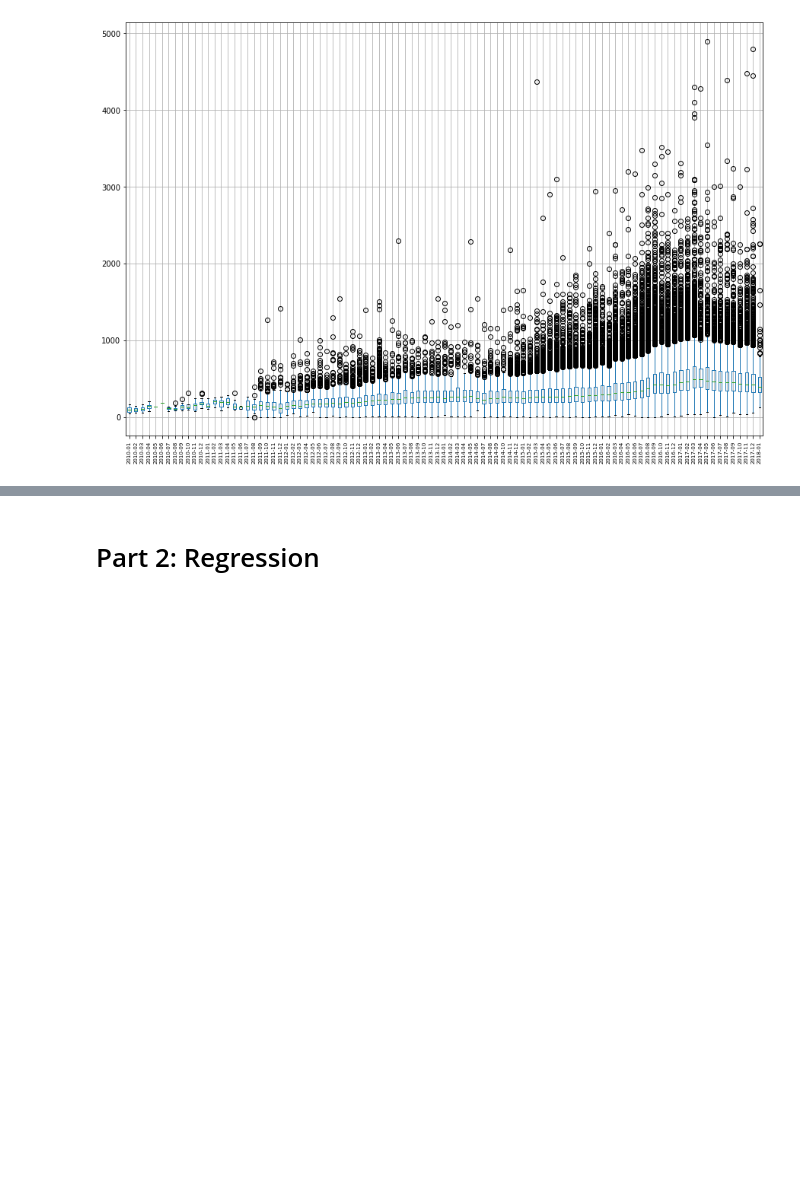
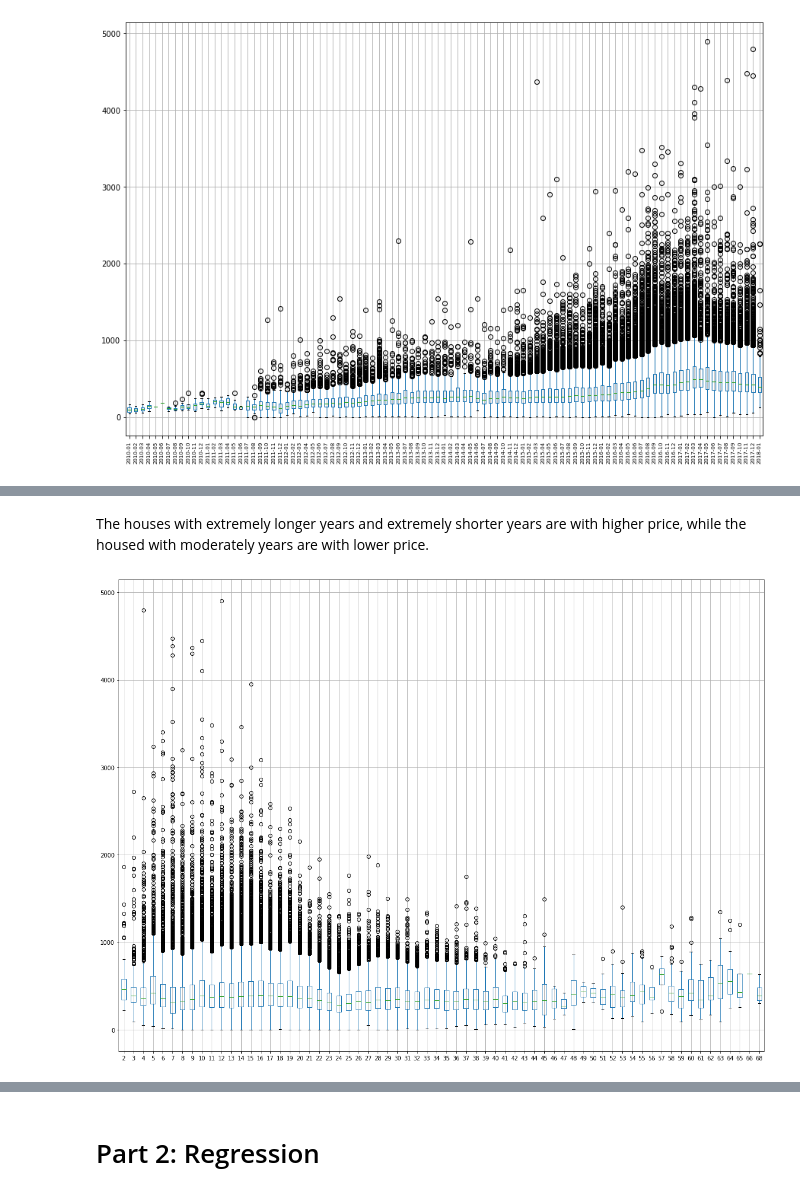
Before and after one commit to xionggj001/EECS731Project7, a Jupyter notebook: Housing_predict-Beijing.ipynb, the cells around one changed output, grey strips where cells are left out. Saved outputs shown, nothing was run; the diff lists cells and outputs as text; code cells hidden in the pictures; blank space fills up the shorter version.

```diff
--- a/Housing_predict-Beijing.ipynb
+++ b/Housing_predict-Beijing.ipynb
@@ -148,0 +182,10 @@ plt.show()
+# %% [markdown]
+The houses with extremely longer years and extremely shorter years are with higher price, while the housed with moderately years are with lower price.
+# %%
+price_by_cons_time_stat = pd.DataFrame(price_by_cons_time_stat)
+price_by_cons_time_stat.index = price_by_cons_time_index
+price_by_cons_time_stat = price_by_cons_time_stat.T
+price_by_cons_time_stat.boxplot(figsize=(20,15))
+plt.show()
+# %% [output]
+[figure, added]
```
Also changed, not shown: parts of 11 cells of this notebook.
